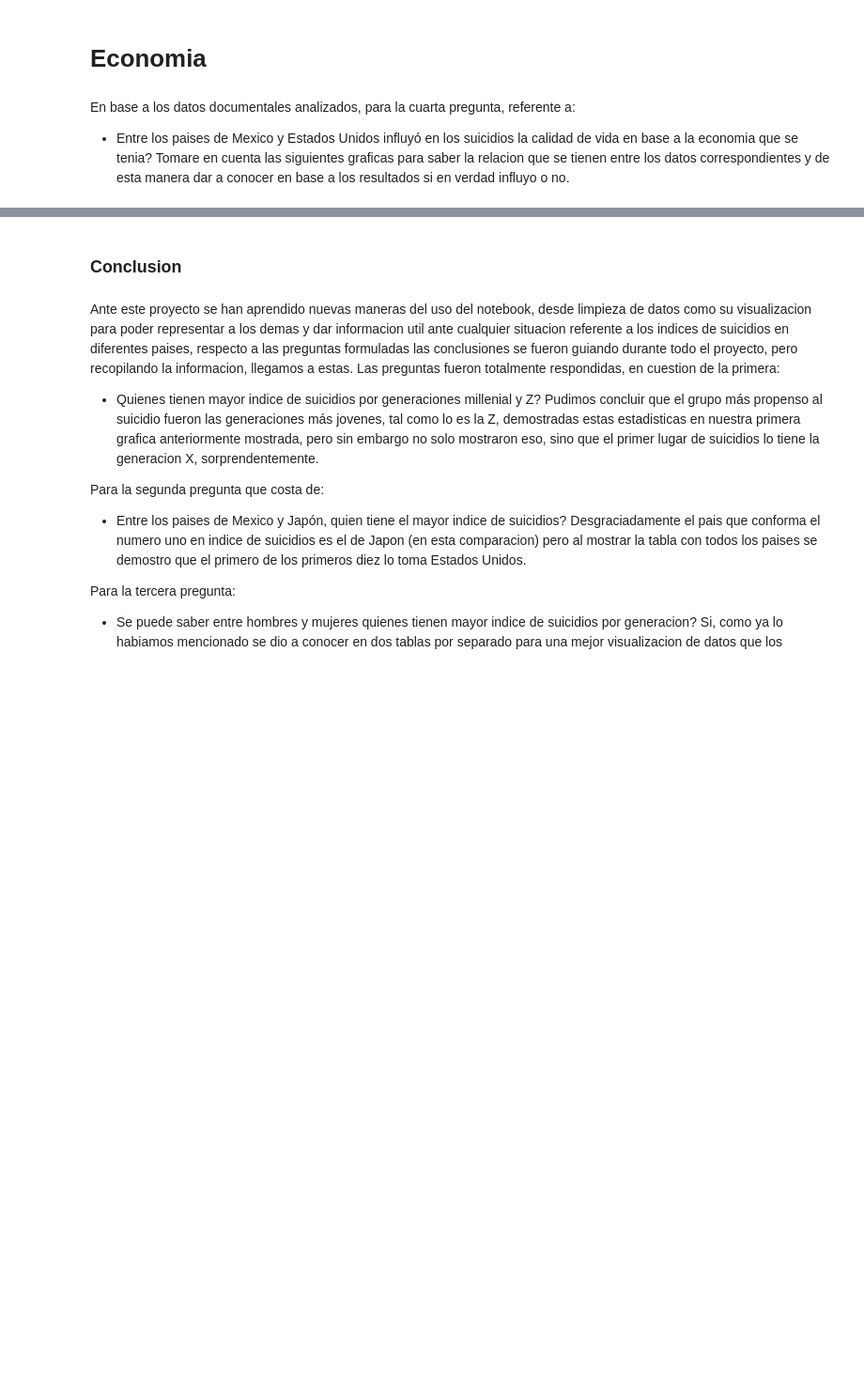
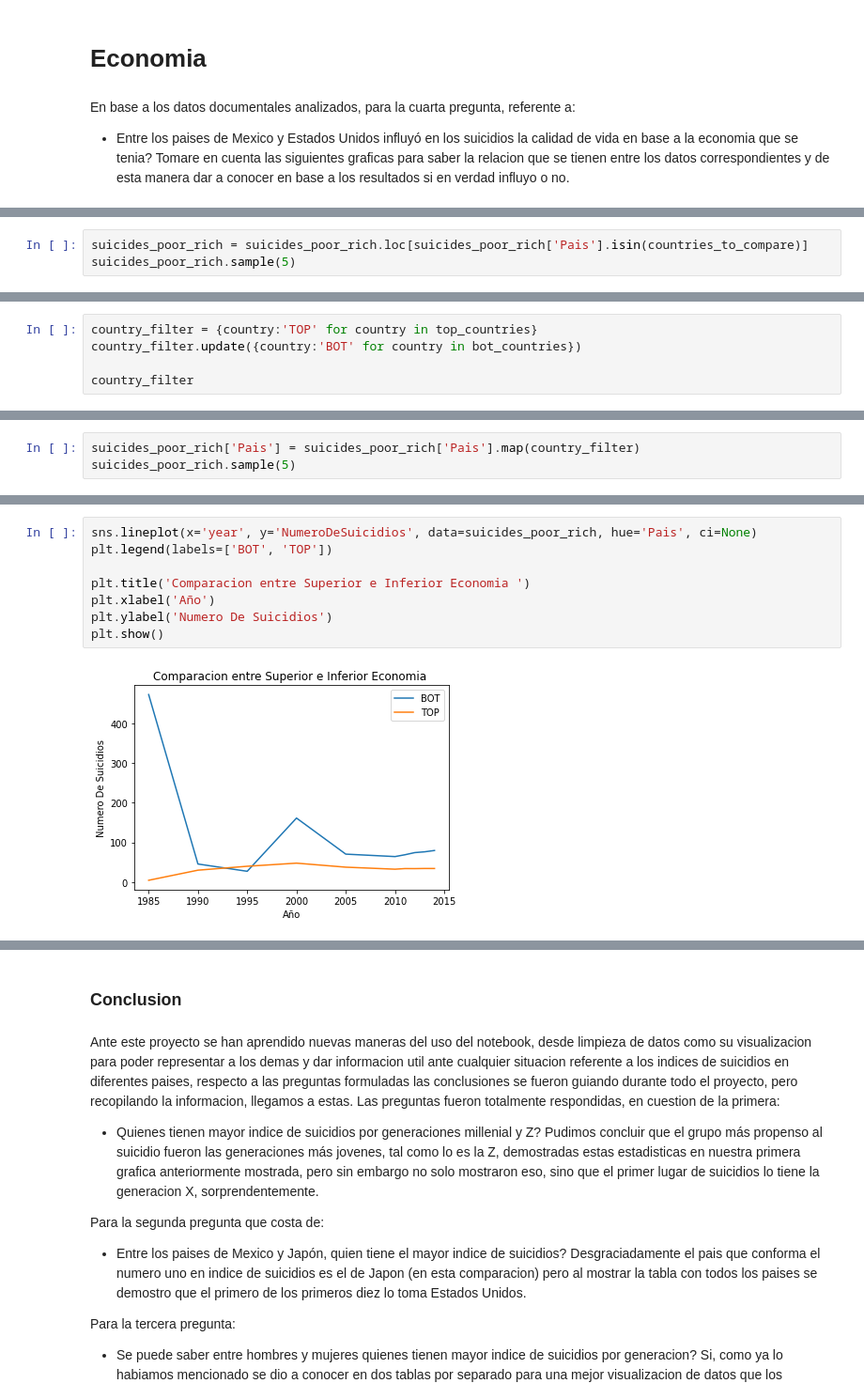
Before and after one commit to Mar98k/Min, a Jupyter notebook: PROYECTO MINERIA/AVANCE 2 PROYECTO 2.ipynb, the cells around one changed output, grey strips where cells are left out. Shown at 94% size. Drawn from its saved outputs; the diff is of its cells as text; blank space fills up the shorter version.

```diff
--- a/PROYECTO MINERIA/AVANCE 2 PROYECTO 2.ipynb
+++ b/PROYECTO MINERIA/AVANCE 2 PROYECTO 2.ipynb
@@ -265,0 +335,3 @@ En primer punto, mostrare el numero de suicidios totales que se han tenido por e
+# %%
+suicides_poor_rich = suicides_poor_rich.loc[suicides_poor_rich['Pais'].isin(countries_to_compare)]
+suicides_poor_rich.sample(5)
@@ -265,0 +345,5 @@ En primer punto, mostrare el numero de suicidios totales que se han tenido por e
+# %%
+country_filter = {country:'TOP' for country in top_countries}
+country_filter.update({country:'BOT' for country in bot_countries})
+
+country_filter
@@ -265,0 +361,3 @@ En primer punto, mostrare el numero de suicidios totales que se han tenido por e
+# %%
+suicides_poor_rich['Pais'] = suicides_poor_rich['Pais'].map(country_filter)
+suicides_poor_rich.sample(5)
@@ -265,0 +376,10 @@ En primer punto, mostrare el numero de suicidios totales que se han tenido por e
+# %%
+sns.lineplot(x='year', y='NumeroDeSuicidios', data=suicides_poor_rich, hue='Pais', ci=None)
+plt.legend(labels=['BOT', 'TOP'])
+
+plt.title('Comparacion entre Superior e Inferior Economia ')
+plt.xlabel('Año')
+plt.ylabel('Numero De Suicidios')
+plt.show()
+# %% [output]
+[figure, added]
```
Also changed, not shown: parts of 15 cells of this notebook.
